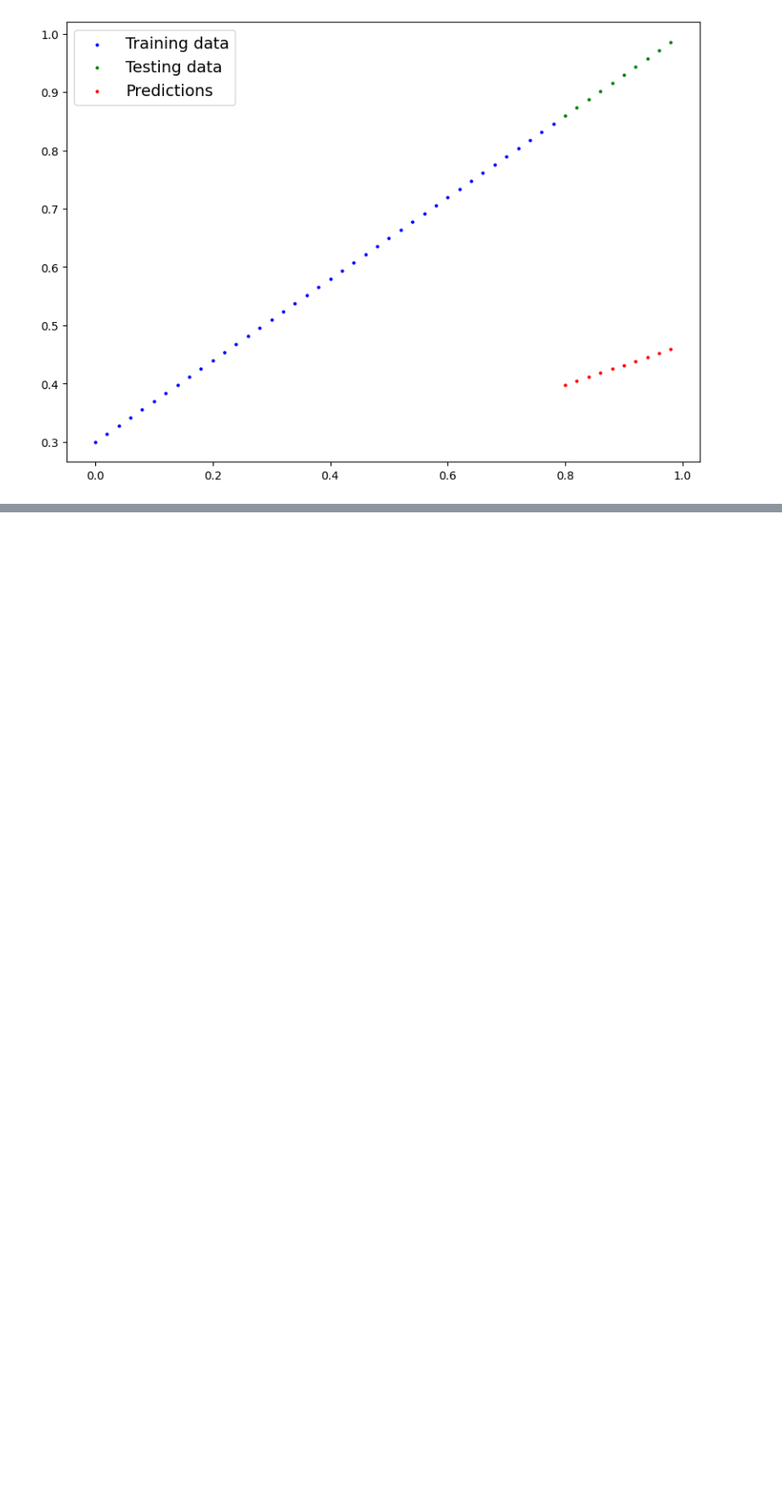
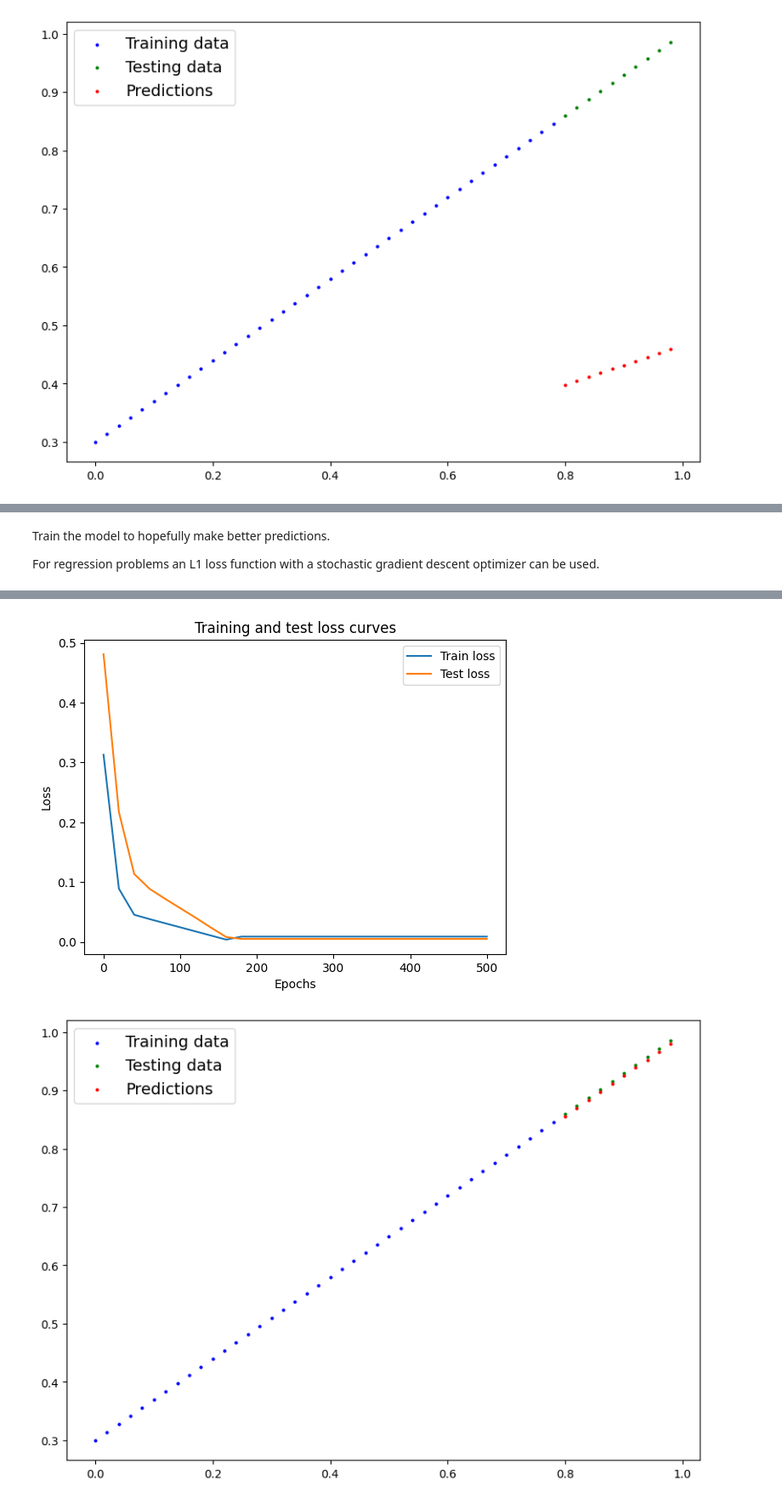
Before and after one commit to ingo2/ai_krams, a Jupyter notebook: hello_pytorch/linear_regression.ipynb, the cells around one changed output, grey strips where cells are left out. Shown: that part at 85% size. Drawn from its saved outputs; the diff is of its cells as text; code cells hidden in the pictures; blank space fills up the shorter version.

```diff
--- a/hello_pytorch/linear_regression.ipynb
+++ b/hello_pytorch/linear_regression.ipynb
@@ -294,0 +209,71 @@ tensor([[0.0046],
+# %% [markdown]
+Train the model to hopefully make better predictions.
+
+For regression problems an L1 loss function with a stochastic gradient descent optimizer can be used.
+# %%
+torch.manual_seed(SEED)
+
+# Recreate the model.
+model_0 = LinearRegressionModel()
+
+# Create the loss function. Mean average error (MAE) loss is same as L1Loss.
+loss_fn = nn.L1Loss()
+
+# Create the optimizer.
+optimizer = torch.optim.SGD(
+    # Parameters of target model to optimize.
+    params=model_0.parameters(),
+    # Learning rate (how much the optimizer should change parameters at each step,
+    # higher=more (less stable), lower=less (might take a long time).
+    lr=0.01,
+)
+
+# Set the number of epochs (how many times the model will pass over the training data).
+epochs = 500
+
+# Send the model to the target device (GPU or CPU).
+model_0.to(device)
+X_train = X_train.to(device)
+X_test = X_test.to(device)
+y_train = y_train.to(device)
+y_test = y_test.to(device)
+
+# Create empty loss lists to track values.
+train_loss_values = []
+test_loss_values = []
+epoch_count = []
+
+for epoch in range(epochs + 1):
+    # Train the model.
+    loss = train_model(model_0, loss_fn, optimizer)
+    # Test the model.
+    # Note: we don't need to pass the optimizer to the test function since we are not updating the
+    # model parameters.
+    test_loss = test_model(model_0, loss_fn)
+
+    # Print out what's happening.
+    with torch.inference_mode():
+        if epoch % 20 == 0:
+            epoch_count.append(epoch)
+            train_loss_values.append(loss.detach().cpu().numpy())
+            test_loss_values.append(test_loss.detach().cpu().numpy())
+            print(f"Epoch: {epoch} | MAE Train Loss: {loss} | MAE Test Loss: {test_loss}")
+
+
+# Plot the loss curves
+plt.plot(epoch_count, train_loss_values, label="Train loss")
+plt.plot(epoch_count, test_loss_values, label="Test loss")
+plt.title("Training and test loss curves")
+plt.ylabel("Loss")
+plt.xlabel("Epochs")
+plt.legend()
+plt.show()
+
+# Make predictions with the trained model.
+with torch.inference_mode():
+    y_preds = model_0(X_test)
+
+plot_predictions(X_train.cpu(), y_train.cpu(), X_test.cpu(), y_test.cpu(), y_preds.cpu())
+
+print(f"Error:\n{(y_test - y_preds)}")
+# %% [output]
@@ -294,0 +297,2 @@ tensor([[0.0046],
+[figure, added]
+[figure, added]
```
Also changed, not shown: parts of 3 cells of this notebook.
